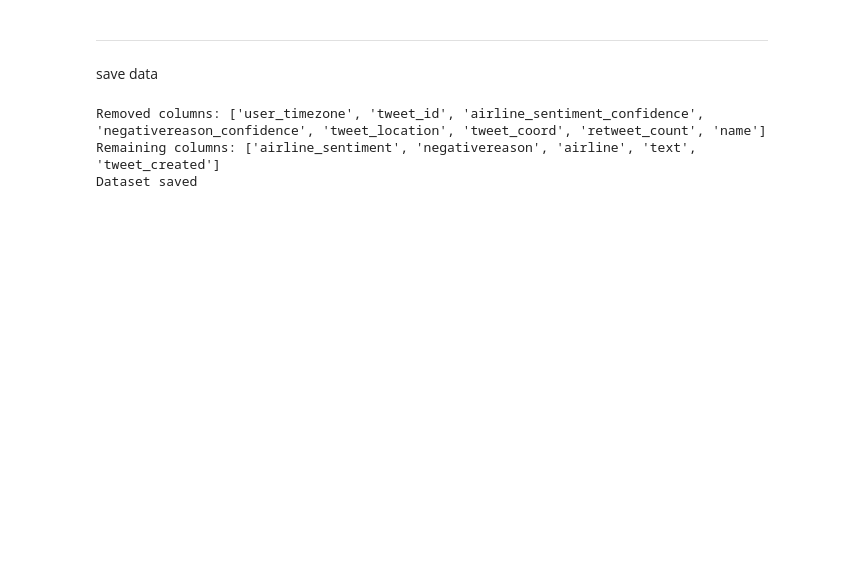
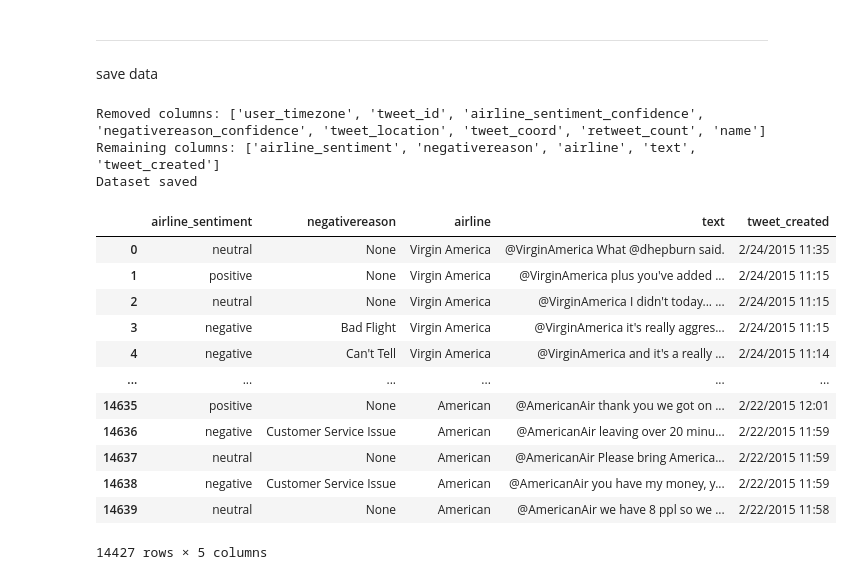
Before and after one commit to mohammed-ali-boutaine/AeroStream, a Jupyter notebook: notebook/1-EDA.ipynb, the cells around one changed output. Saved outputs shown, nothing was run; the diff lists cells and outputs as text; code cells hidden in the pictures; blank space fills up the shorter version.

```diff
--- a/notebook/1-EDA.ipynb
+++ b/notebook/1-EDA.ipynb
@@ -501,3 +502,19 @@ print(f"Dataset saved")
 Removed columns: ['user_timezone', 'tweet_id', 'airline_sentiment_confidence', 'negativereason_confidence', 'tweet_location', 'tweet_coord', 'retweet_count', 'name']
 Remaining columns: ['airline_sentiment', 'negativereason', 'airline', 'text', 'tweet_created']
 Dataset saved
+# %%
+df_clean
+# %% [output]
+|  | airline_sentiment | negativereason | airline | text | tweet_created |
+| 0 | neutral | None | Virgin America | @VirginAmerica What @dhepburn said. | 2/24/2015 11:35 |
+| 1 | positive | None | Virgin America | @VirginAmerica plus you've added ... | 2/24/2015 11:15 |
+| 2 | neutral | None | Virgin America | @VirginAmerica I didn't today... ... | 2/24/2015 11:15 |
+| 3 | negative | Bad Flight | Virgin America | @VirginAmerica it's really aggres... | 2/24/2015 11:15 |
+| 4 | negative | Can't Tell | Virgin America | @VirginAmerica and it's a really ... | 2/24/2015 11:14 |
+| ... | ... | ... | ... | ... | ... |
+| 14635 | positive | None | American | @AmericanAir thank you we got on ... | 2/22/2015 12:01 |
+| 14636 | negative | Customer Service Issue | American | @AmericanAir leaving over 20 minu... | 2/22/2015 11:59 |
+| 14637 | neutral | None | American | @AmericanAir Please bring America... | 2/22/2015 11:59 |
+| 14638 | negative | Customer Service Issue | American | @AmericanAir you have my money, y... | 2/22/2015 11:59 |
+| 14639 | neutral | None | American | @AmericanAir we have 8 ppl so we ... | 2/22/2015 11:58 |
+14427 rows × 5 columns
```
Also changed, not shown: parts of 4 cells of this notebook, 8 other files.
